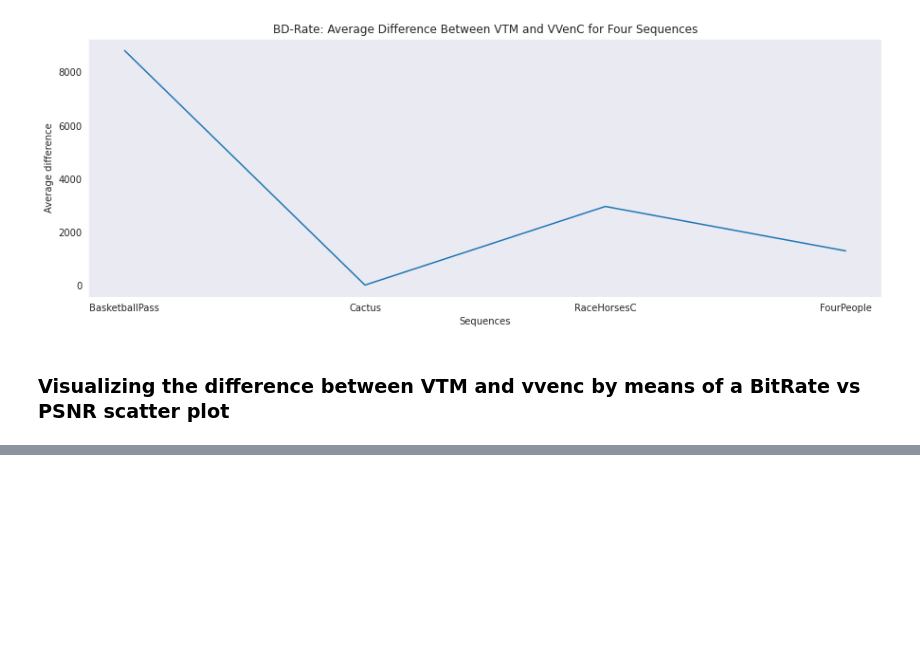
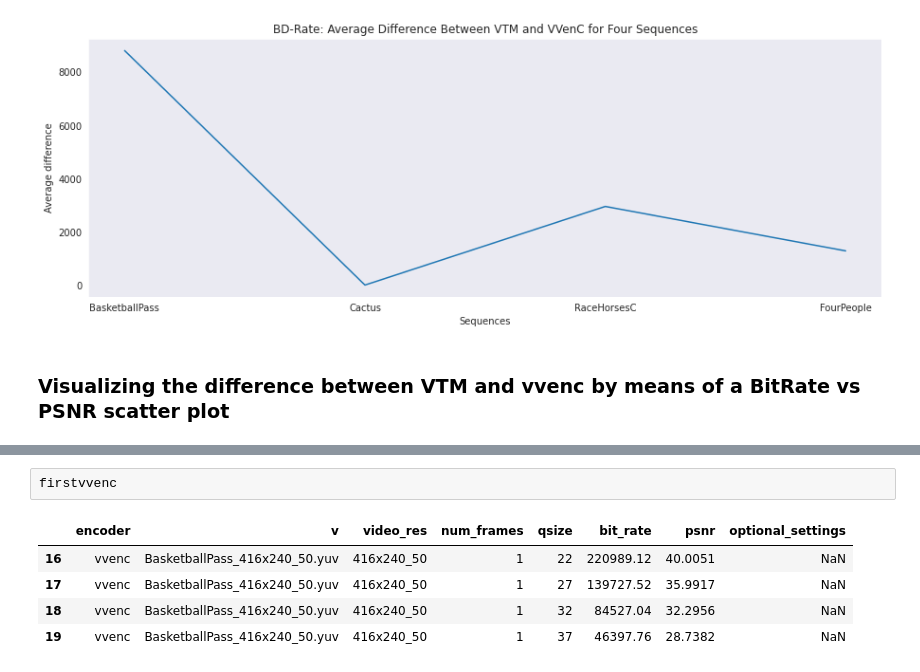
Before and after one commit to scarpart/video-coding, a Jupyter notebook: visualizing_data.ipynb, the cells around one changed output, grey strips where cells are left out. Saved outputs shown, nothing was run; the diff lists cells and outputs as text; blank space fills up the shorter version.

```diff
--- a/visualizing_data.ipynb
+++ b/visualizing_data.ipynb
@@ -151,0 +159,8 @@ No artists with labels found to put in legend.  Note that artists whose label st
+# %%
+firstvvenc
+# %% [output]
+|  | encoder | v | video_res | num_frames | qsize | bit_rate | psnr | optional_settings |
+| 16 | vvenc | BasketballPass_416x240_50.yuv | 416x240_50 | 1 | 22 | 220989.12 | 40.0051 | NaN |
+| 17 | vvenc | BasketballPass_416x240_50.yuv | 416x240_50 | 1 | 27 | 139727.52 | 35.9917 | NaN |
+| 18 | vvenc | BasketballPass_416x240_50.yuv | 416x240_50 | 1 | 32 | 84527.04 | 32.2956 | NaN |
+| 19 | vvenc | BasketballPass_416x240_50.yuv | 416x240_50 | 1 | 37 | 46397.76 | 28.7382 | NaN |
```
Also changed, not shown: parts of 3 cells of this notebook, 1 other file.
